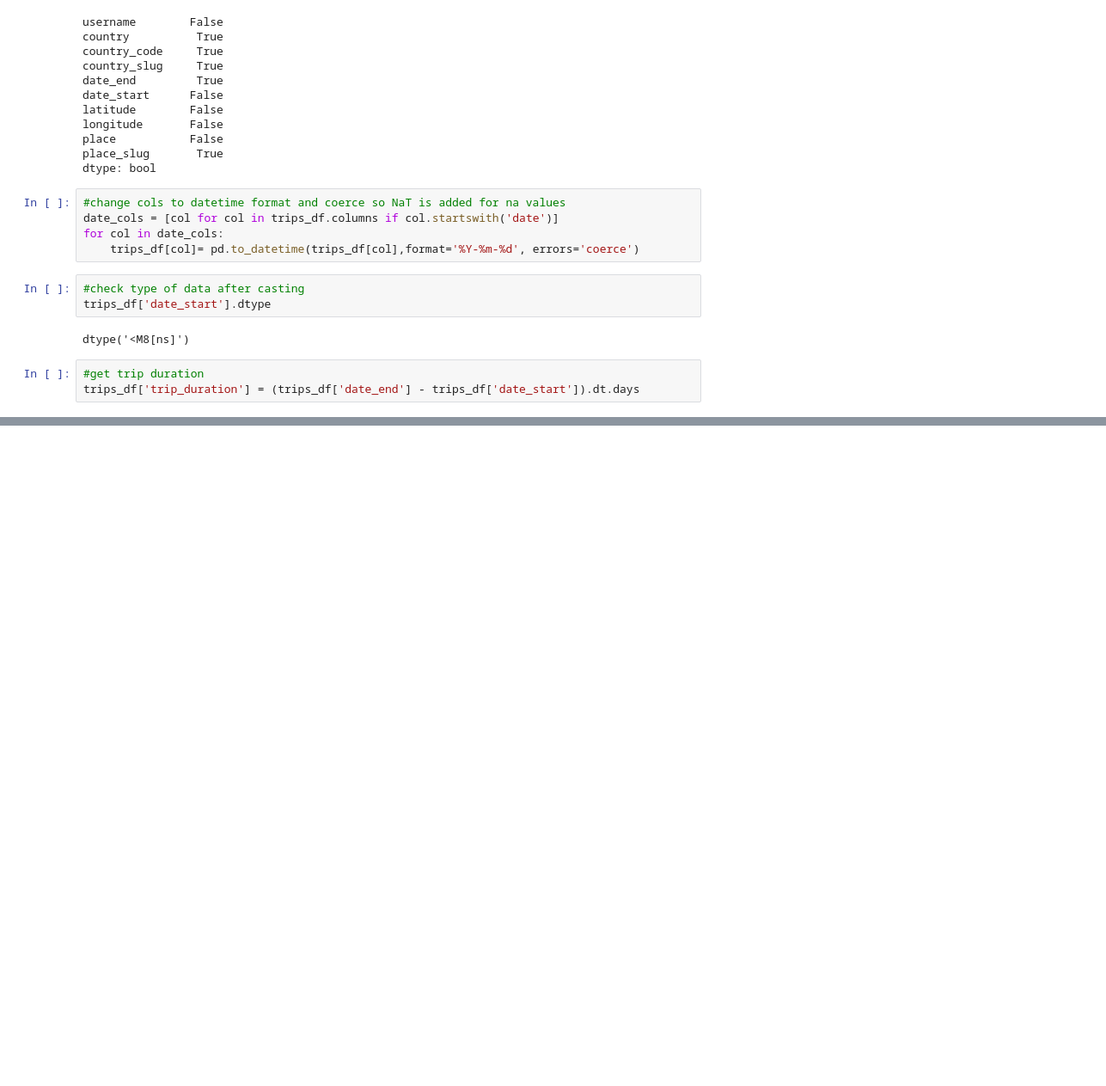
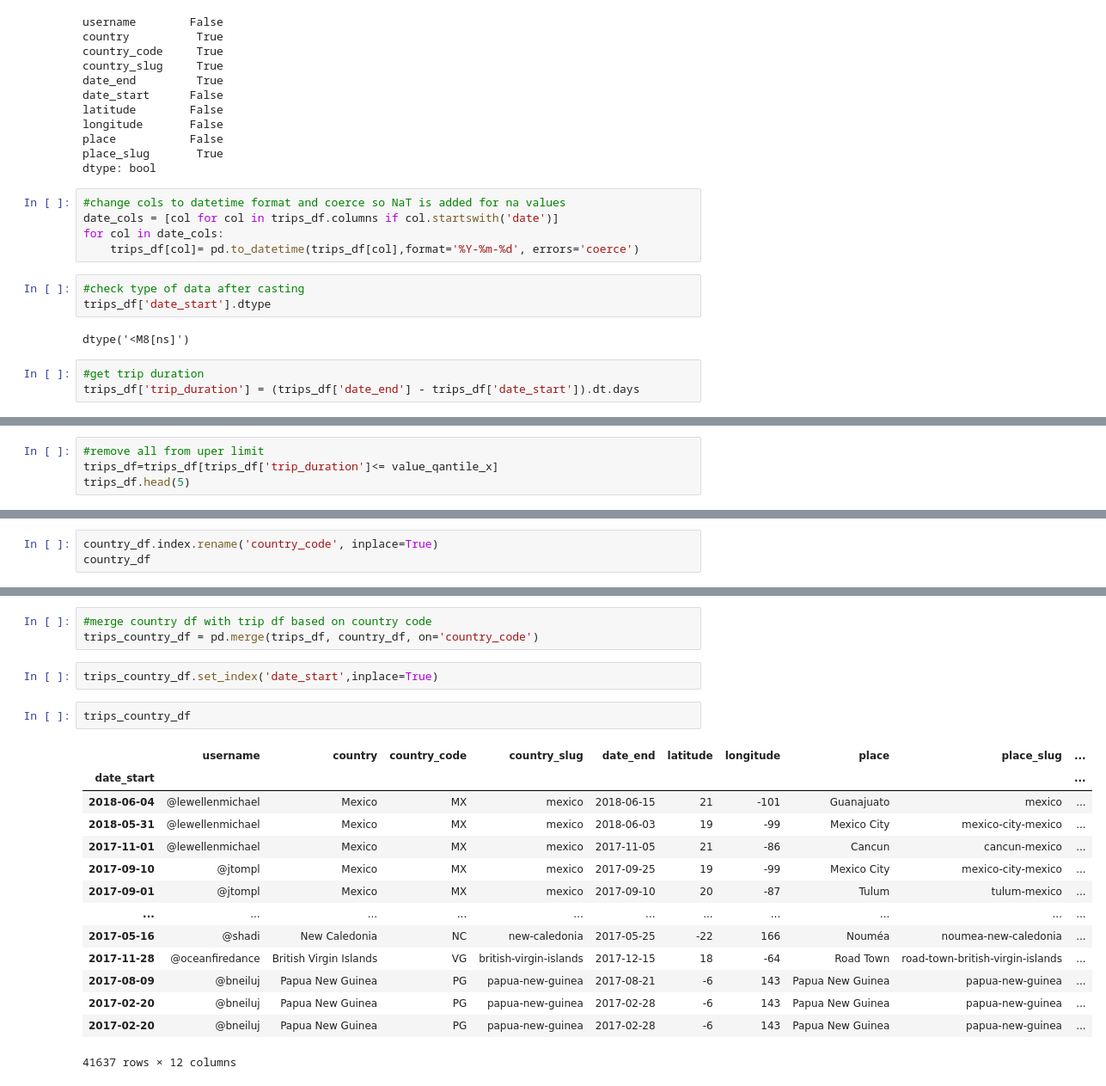
Before and after one commit to oanaale95/DSforBuss, a Jupyter notebook: exercise1.ipynb, the cells around one changed output, grey strips where cells are left out. Shown at 86% size. Saved outputs shown, nothing was run; the diff lists cells and outputs as text; blank space fills up the shorter version.

```diff
--- a/exercise1.ipynb
+++ b/exercise1.ipynb
@@ -83,0 +98,4 @@ ValueError: Mime type rendering requires nbformat>=4.2.0 but it is not installed
+# %%
+#remove all from uper limit
+trips_df=trips_df[trips_df['trip_duration']<= value_qantile_x]
+trips_df.head(5)
@@ -83,0 +109,3 @@ ValueError: Mime type rendering requires nbformat>=4.2.0 but it is not installed
+# %%
+country_df.index.rename('country_code', inplace=True)
+country_df
@@ -83,0 +127,22 @@ ValueError: Mime type rendering requires nbformat>=4.2.0 but it is not installed
+# %%
+#merge country df with trip df based on country code
+trips_country_df = pd.merge(trips_df, country_df, on='country_code')
+# %%
+trips_country_df.set_index('date_start',inplace=True)
+# %%
+trips_country_df
+# %% [output]
+|  | username | country | country_code | country_slug | date_end | latitude | longitude | place | place_slug | ... |
+| date_start |  |  |  |  |  |  |  |  |  | ... |
+| 2018-06-04 | @lewellenmichael | Mexico | MX | mexico | 2018-06-15 | 21 | -101 | Guanajuato | mexico | ... |
+| 2018-05-31 | @lewellenmichael | Mexico | MX | mexico | 2018-06-03 | 19 | -99 | Mexico City | mexico-city-mexico | ... |
+| 2017-11-01 | @lewellenmichael | Mexico | MX | mexico | 2017-11-05 | 21 | -86 | Cancun | cancun-mexico | ... |
+| 2017-09-10 | @jtompl | Mexico | MX | mexico | 2017-09-25 | 19 | -99 | Mexico City | mexico-city-mexico | ... |
+| 2017-09-01 | @jtompl | Mexico | MX | mexico | 2017-09-10 | 20 | -87 | Tulum | tulum-mexico | ... |
+| ... | ... | ... | ... | ... | ... | ... | ... | ... | ... | ... |
+| 2017-05-16 | @shadi | New Caledonia | NC | new-caledonia | 2017-05-25 | -22 | 166 | Nouméa | noumea-new-caledonia | ... |
+| 2017-11-28 | @oceanfiredance | British Virgin Islands | VG | british-virgin-islands | 2017-12-15 | 18 | -64 | Road Town | road-town-british-virgin-islands | ... |
+| 2017-08-09 | @bneiluj | Papua New Guinea | PG | papua-new-guinea | 2017-08-21 | -6 | 143 | Papua New Guinea | papua-new-guinea | ... |
+| 2017-02-20 | @bneiluj | Papua New Guinea | PG | papua-new-guinea | 2017-02-28 | -6 | 143 | Papua New Guinea | papua-new-guinea | ... |
+| 2017-02-20 | @bneiluj | Papua New Guinea | PG | papua-new-guinea | 2017-02-28 | -6 | 143 | Papua New Guinea | papua-new-guinea | ... |
+41637 rows × 12 columns
```
Also changed, not shown: parts of 16 cells of this notebook.
